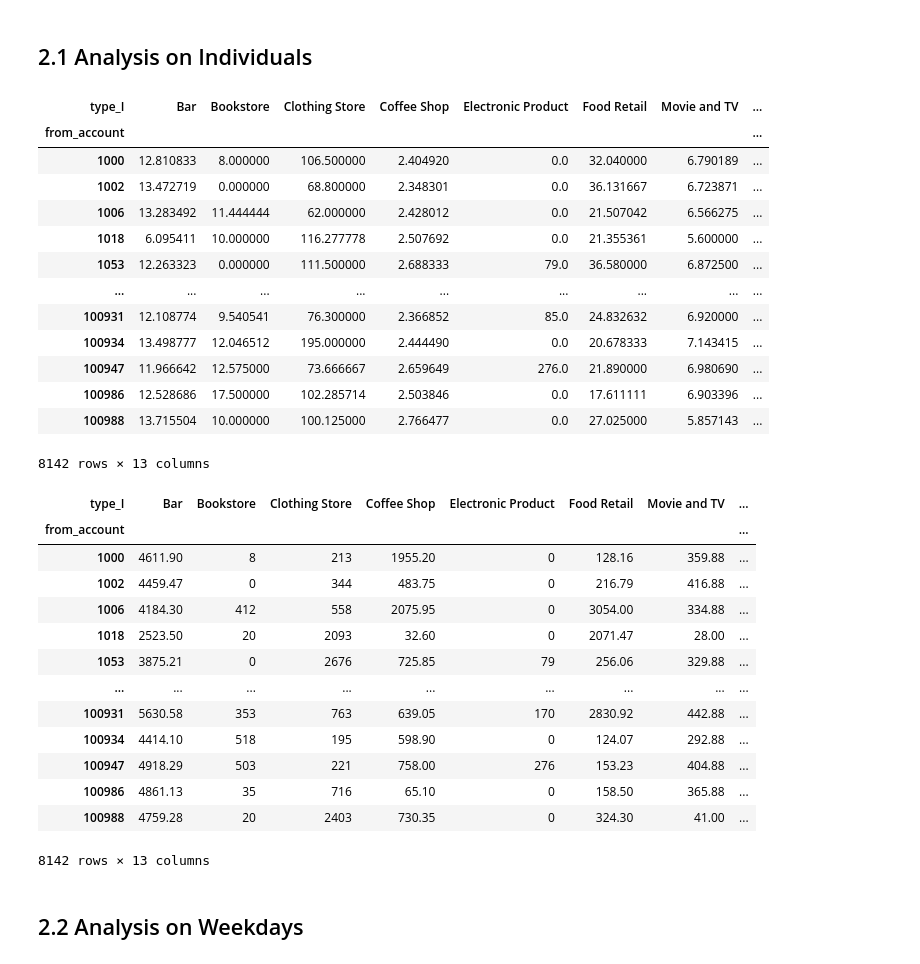
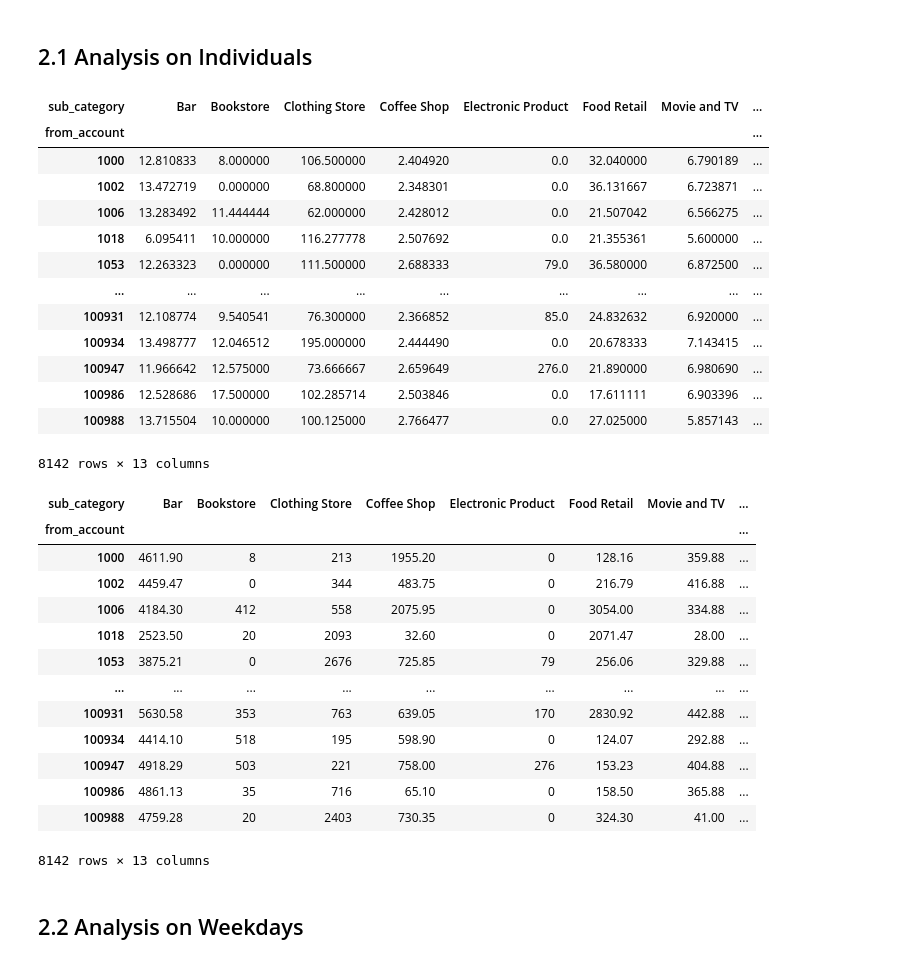
Before and after one commit to UoB-DSMP-2023-24/dsmp-2024-group26, a Jupyter notebook: Consumption_Type_Analysis.ipynb, the cells around one changed output. Saved outputs shown, nothing was run; the diff lists cells and outputs as text; code cells hidden in the pictures.

```diff
--- a/Consumption_Type_Analysis.ipynb
+++ b/Consumption_Type_Analysis.ipynb
@@ -147,12 +151,12 @@ consumption.to_csv('consumption.csv', index=False)
 # %% [markdown]
 ## 2.1 Analysis on Individuals
 # %%
-consumption = pd.read_csv('consumption.csv')
+consumption = pd.read_csv('./data/consumption.csv')
 # %%
-inidividual_mean_consumption = consumption.pivot_table(index='from_account', columns='type_I', values='money_amount', aggfunc='mean', fill_value=0)
+inidividual_mean_consumption = consumption.pivot_table(index='from_account', columns='sub_category', values='money_amount', aggfunc='mean', fill_value=0)
 display(inidividual_mean_consumption)
 # %% [output]
-| type_I | Bar | Bookstore | Clothing Store | Coffee Shop | Electronic Product | Food Retail | Movie and TV | ... |
+| sub_category | Bar | Bookstore | Clothing Store | Coffee Shop | Electronic Product | Food Retail | Movie and TV | ... |
 | from_account |  |  |  |  |  |  |  | ... |
 | 1000 | 12.810833 | 8.000000 | 106.500000 | 2.404920 | 0.0 | 32.040000 | 6.790189 | ... |
 | 1002 | 13.472719 | 0.000000 | 68.800000 | 2.348301 | 0.0 | 36.131667 | 6.723871 | ... |
@@ -167,10 +171,10 @@ display(inidividual_mean_consumption)
 | 100988 | 13.715504 | 10.000000 | 100.125000 | 2.766477 | 0.0 | 27.025000 | 5.857143 | ... |
 8142 rows × 13 columns
 # %%
-inidividual_sum_consumption = consumption.pivot_table(index='from_account', columns='type_I', values='money_amount', aggfunc='sum', fill_value=0)
+inidividual_sum_consumption = consumption.pivot_table(index='from_account', columns='sub_category', values='money_amount', aggfunc='sum', fill_value=0)
 display(inidividual_sum_consumption)
 # %% [output]
-| type_I | Bar | Bookstore | Clothing Store | Coffee Shop | Electronic Product | Food Retail | Movie and TV | ... |
+| sub_category | Bar | Bookstore | Clothing Store | Coffee Shop | Electronic Product | Food Retail | Movie and TV | ... |
 | from_account |  |  |  |  |  |  |  | ... |
 | 1000 | 4611.90 | 8 | 213 | 1955.20 | 0 | 128.16 | 359.88 | ... |
 | 1002 | 4459.47 | 0 | 344 | 483.75 | 0 | 216.79 | 416.88 | ... |
```
Also changed, not shown: parts of 13 cells of this notebook.
